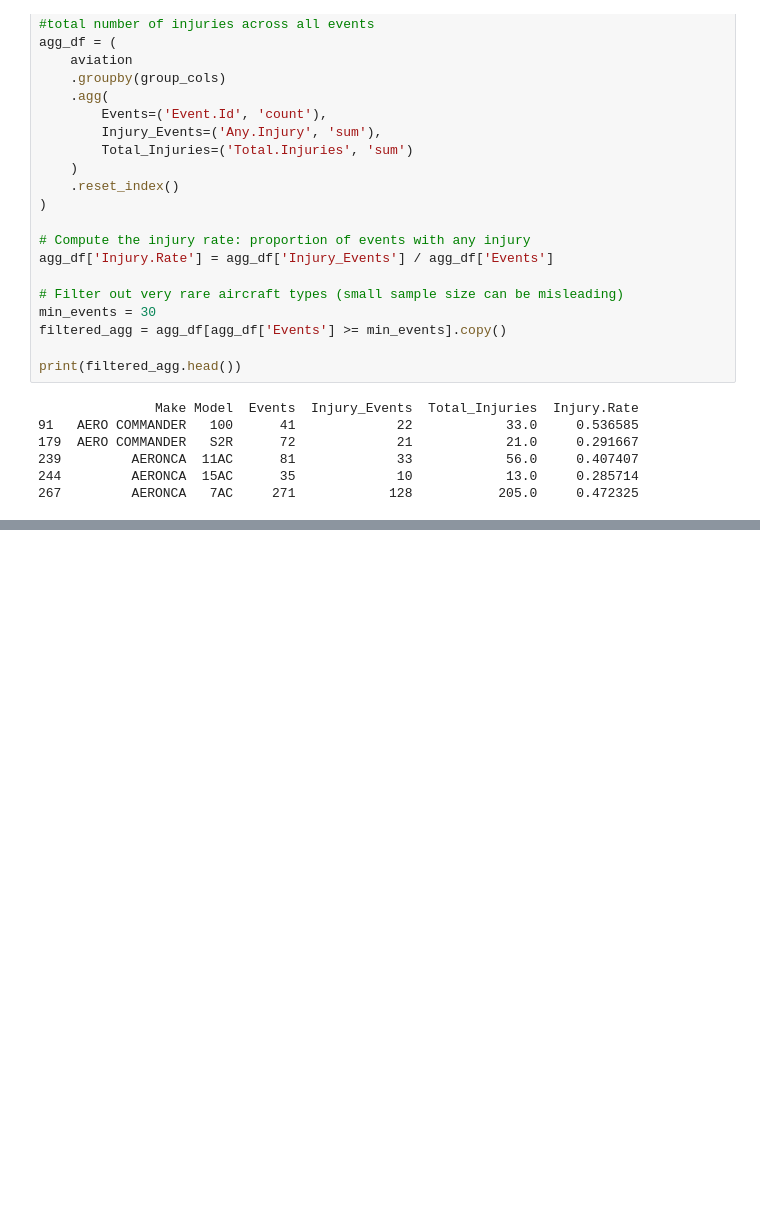
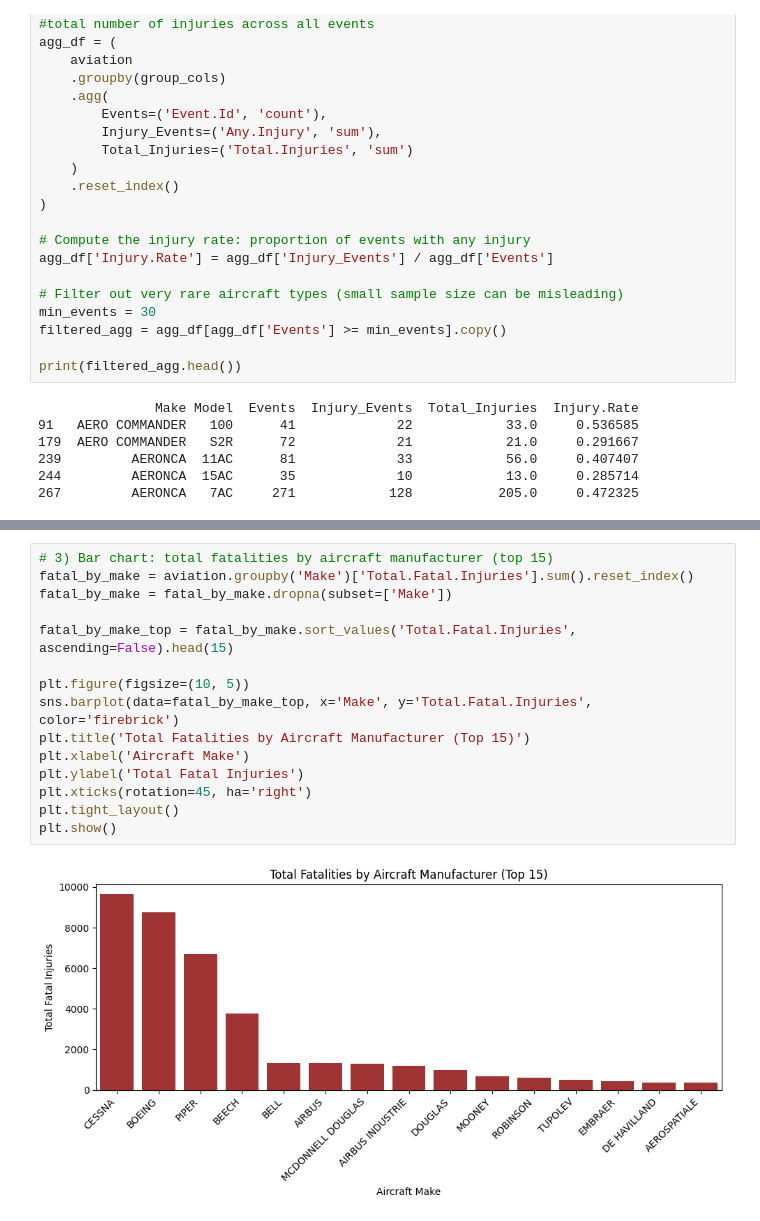
Before and after one commit to TedMwenda/dsc-phase-1-project-v3, a Jupyter notebook: student.ipynb, the cells around one changed output, grey strips where cells are left out. Cells and saved outputs as stored; diff of their text form; blank space fills up the shorter version.

```diff
--- a/student.ipynb
+++ b/student.ipynb
@@ -166,0 +230,17 @@ print(filtered_agg.head())
+# %%
+# 3) Bar chart: total fatalities by aircraft manufacturer (top 15)
+fatal_by_make = aviation.groupby('Make')['Total.Fatal.Injuries'].sum().reset_index()
+fatal_by_make = fatal_by_make.dropna(subset=['Make'])
+
+fatal_by_make_top = fatal_by_make.sort_values('Total.Fatal.Injuries', ascending=False).head(15)
+
+plt.figure(figsize=(10, 5))
+sns.barplot(data=fatal_by_make_top, x='Make', y='Total.Fatal.Injuries', color='firebrick')
+plt.title('Total Fatalities by Aircraft Manufacturer (Top 15)')
+plt.xlabel('Aircraft Make')
+plt.ylabel('Total Fatal Injuries')
+plt.xticks(rotation=45, ha='right')
+plt.tight_layout()
+plt.show()
+# %% [output]
+[figure, added]
```
Also changed, not shown: parts of 8 cells of this notebook.
